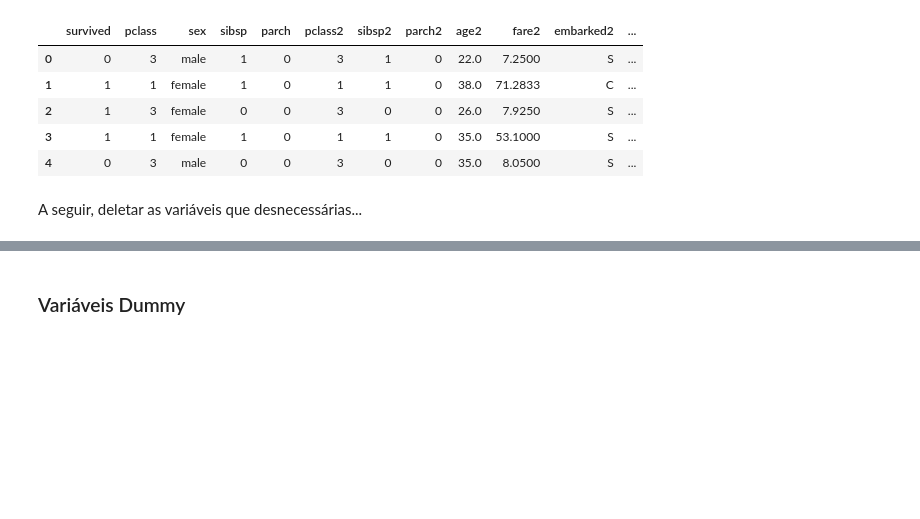
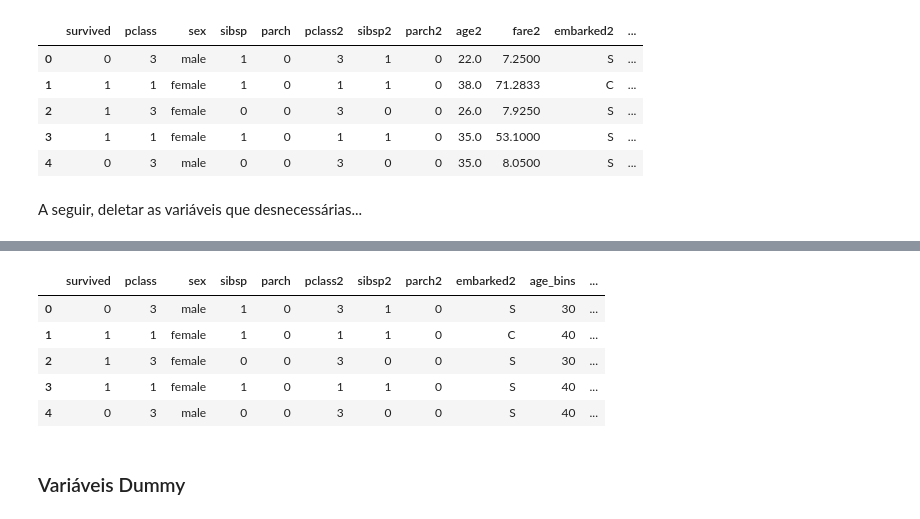
Before and after one commit to pimentad2020/DSWP, a Jupyter notebook: NB15_02__Regressão_Linear_Logistica_21jan2021.ipynb, the cells around one changed output, grey strips where cells are left out. Cells and saved outputs as stored; diff of their text form; code cells hidden in the pictures; blank space fills up the shorter version.

```diff
--- a/NB15_02__Regressão_Linear_Logistica_21jan2021.ipynb
+++ b/NB15_02__Regressão_Linear_Logistica_21jan2021.ipynb
@@ -1973,6 +1663,13 @@ df_titanic['fare_bins_rs'] = pd.qcut(x = df_titanic['fare_rs'], q = 5, labels =
 # %%
-df_titanic.drop(columns = ['age_o', 'fare_o', 'age_bins_cut2', 'age_mms', 'age_rs', 'fare_mms', 'fare_rs'], axis = 1, inplace = True)
+df_titanic.drop(columns = ['age2_o', 'age_bins_cut1', 'age_mms', 'age_rs'], axis = 1, inplace = True)
 df_titanic.head()
+# %% [output]
+|  | survived | pclass | sex | sibsp | parch | pclass2 | sibsp2 | parch2 | embarked2 | age_bins | ... |
+| 0 | 0 | 3 | male | 1 | 0 | 3 | 1 | 0 | S | 30 | ... |
+| 1 | 1 | 1 | female | 1 | 0 | 1 | 1 | 0 | C | 40 | ... |
+| 2 | 1 | 3 | female | 0 | 0 | 3 | 0 | 0 | S | 30 | ... |
+| 3 | 1 | 1 | female | 1 | 0 | 1 | 1 | 0 | S | 40 | ... |
+| 4 | 0 | 3 | male | 0 | 0 | 3 | 0 | 0 | S | 40 | ... |
 # %% [markdown]
 ### Variáveis Dummy
 # %%
```
Also changed, not shown: parts of 61 cells of this notebook.
